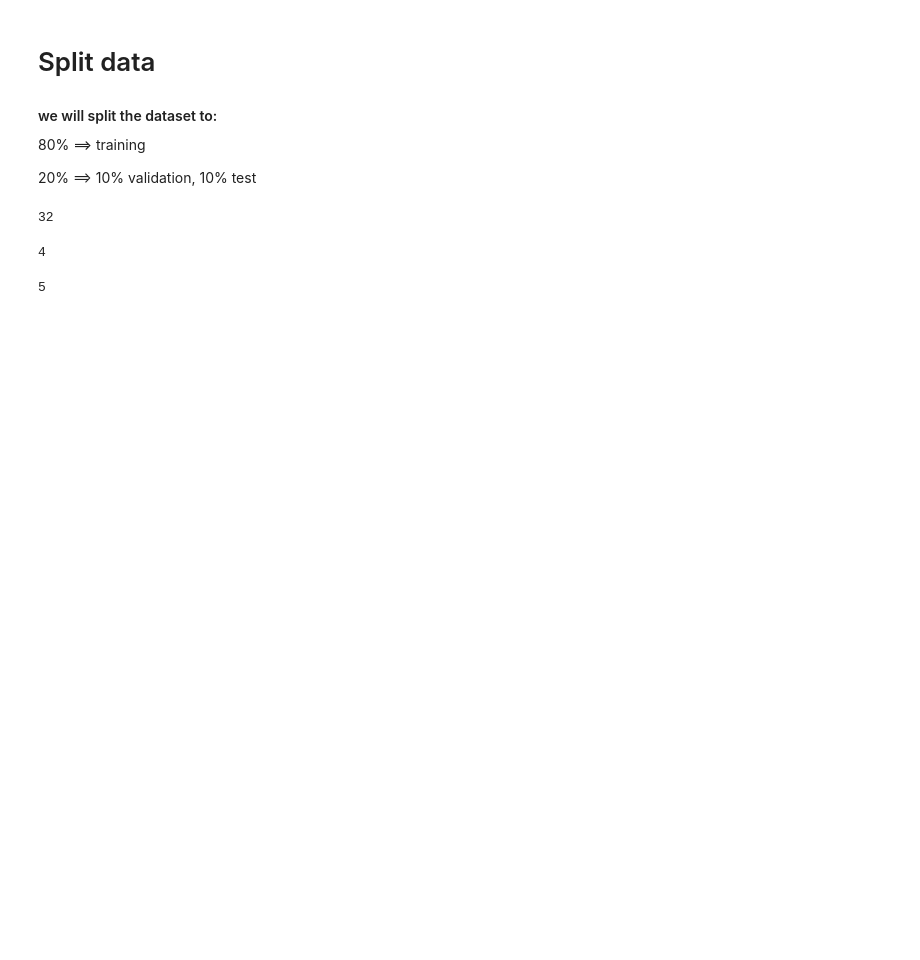
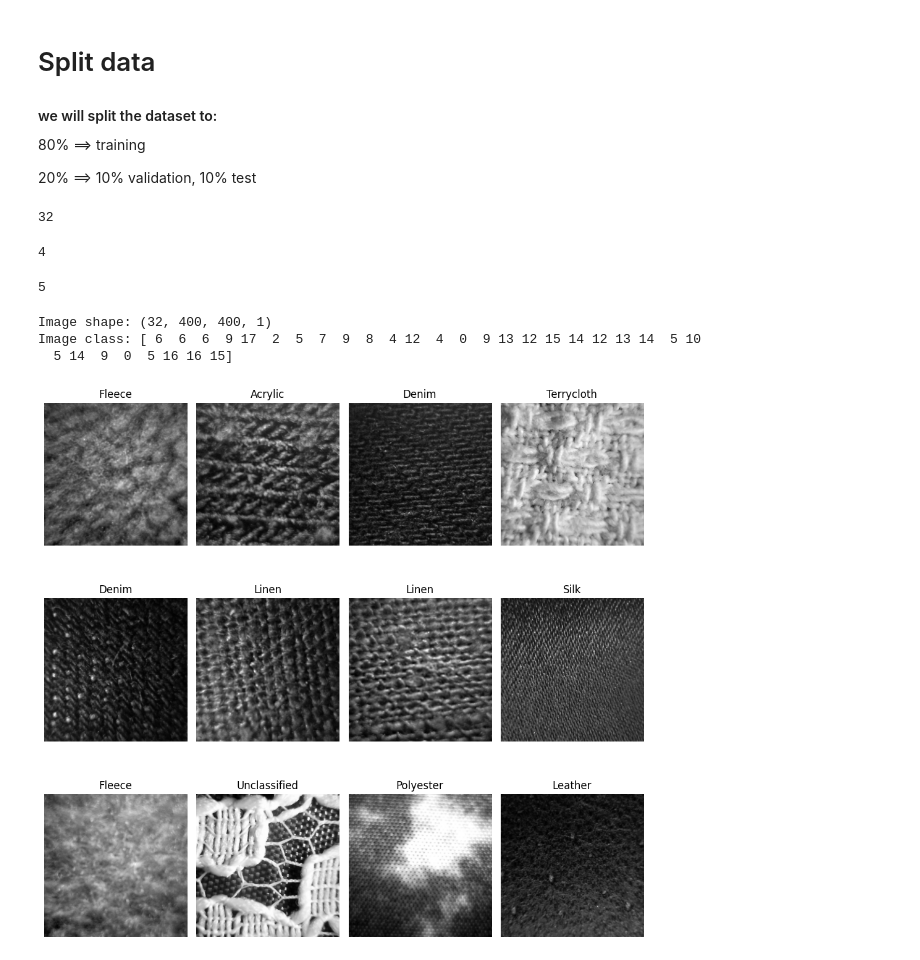
Before and after one commit to EN-BAAK/Fabric-classification-model, a Jupyter notebook: main.ipynb, the cells around one changed output. Saved outputs shown, nothing was run; the diff lists cells and outputs as text; code cells hidden in the pictures; blank space fills up the shorter version.

Commit message:
add channels variable to var & edit 'view dataset batches' method

```diff
--- a/main.ipynb
+++ b/main.ipynb
@@ -65,3 +66,5 @@ view_dataset_batches(dataset, class_names)
+# %%
+dataset = dataset.map(convert_to_gray_scale)
 # %% [markdown]
 <h1>Split data</h1>
 <h4 style="margin-bottom: 8px;">we will split the dataset to:</h4>
@@ -85,3 +88,15 @@ len(testing_ds)
 training_ds = training_ds.cache().shuffle(1000).prefetch(buffer_size = tf.data.AUTOTUNE)
 validation_ds = validation_ds.cache().shuffle(1000).prefetch(buffer_size = tf.data.AUTOTUNE)
 testing_ds = testing_ds.cache().shuffle(1000).prefetch(buffer_size = tf.data.AUTOTUNE)
+# %%
+for image_batch, label_batch in dataset.take(1):
+    print("Image shape:", image_batch.shape)
+    print("Image class:", label_batch.numpy())
+# %% [output]
+Image shape: (32, 400, 400, 1)
+Image class: [ 6  6  6  9 17  2  5  7  9  8  4 12  4  0  9 13 12 15 14 12 13 14  5 10
+  5 14  9  0  5 16 16 15]
+# %%
+view_dataset_batches(dataset, class_names, is_gray=True)
+# %% [output]
+[figure, added]
```
Also changed, not shown: parts of 5 cells of this notebook, 2 other files.
